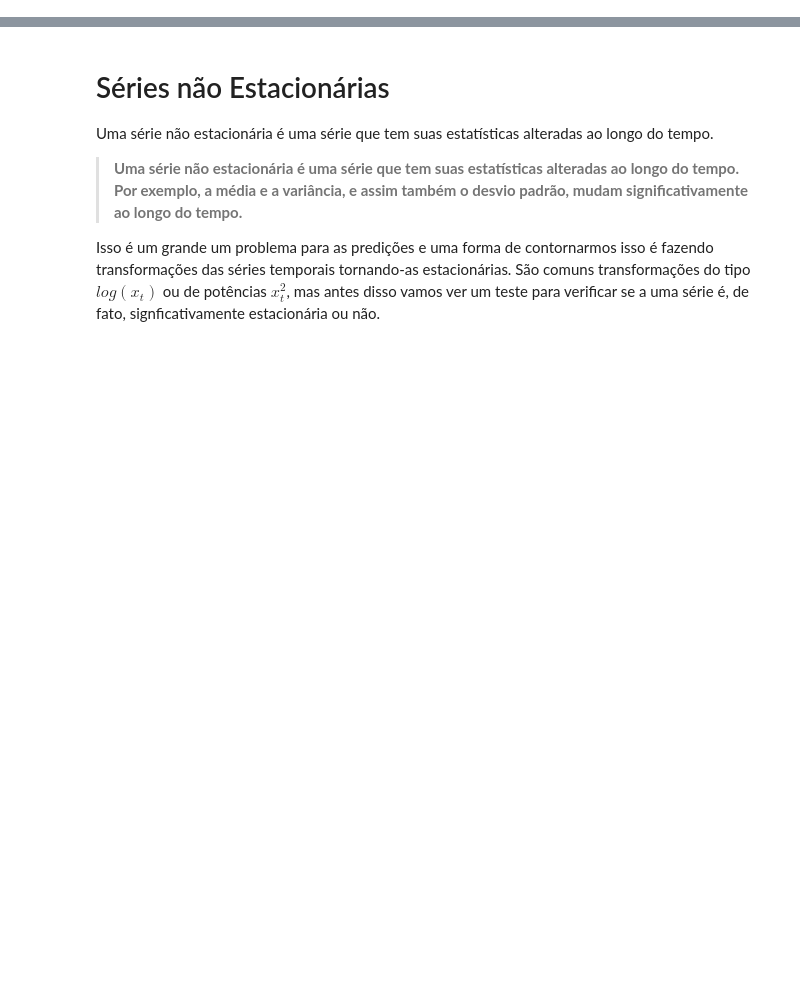
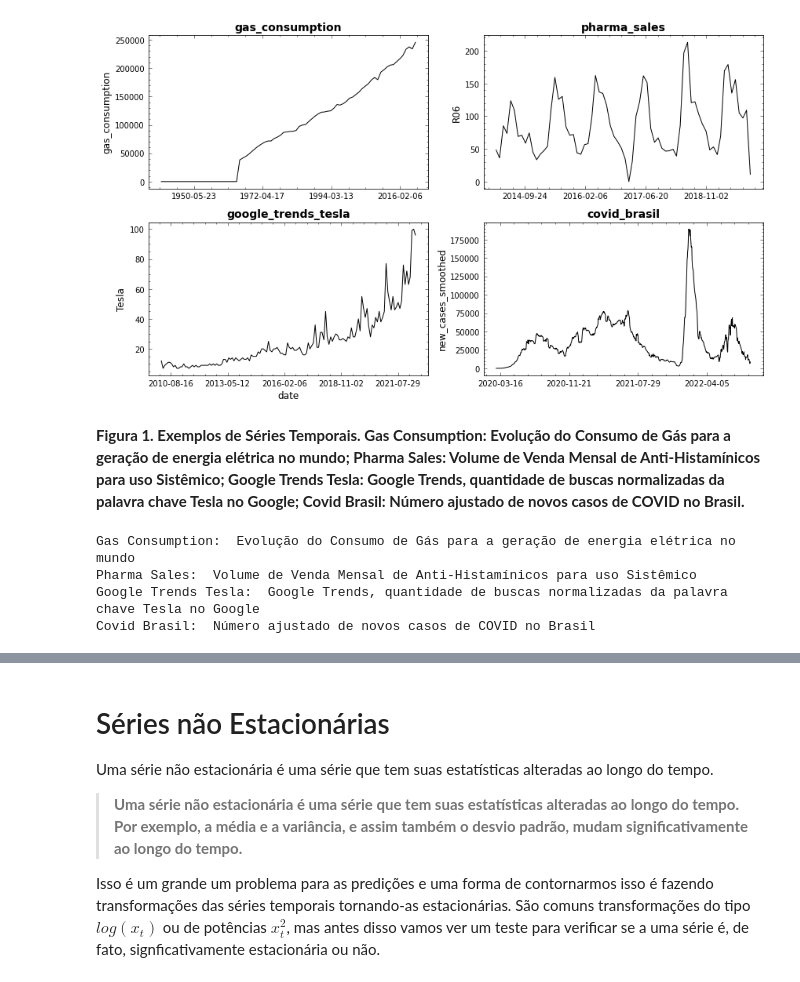
Before and after one commit to Rogerio-mack/Temporal, a Jupyter notebook: cap1_IntrodTimeSeries.ipynb, the cells around one changed output, grey strips where cells are left out. Saved outputs shown, nothing was run; the diff lists cells and outputs as text; code cells hidden in the pictures; blank space fills up the shorter version.

```diff
--- a/cap1_IntrodTimeSeries.ipynb
+++ b/cap1_IntrodTimeSeries.ipynb
@@ -330,3 +2,0 @@ Por simplicidade vamos chamar nossa coluna de time.
-# %%
-df['time'] = np.arange(len(df))
-df.head()
@@ -377,0 +34,53 @@ $$ Valor = Tendência \times Sazonalidade \times Resíduos$$
+# %%
+#@markdown imports
+import numpy as np
+import pandas as pd
+import matplotlib.pyplot as plt
+%matplotlib inline
+import seaborn as sns
+import matplotlib.ticker as ticker
+
+from datetime import datetime as dt
+
+path = 'https://github.com/Rogerio-mack/Temporal/raw/main/Data/'
+plt.style.use([ 'grayscale' , 'https://github.com/Rogerio-mack/Temporal/raw/main/tsp.mplstyle' ])
+# %%
+#@markdown Exemplos de Séries Temporais
+
+datasets = pd.read_csv(path + 'datasets.csv', index_col=0)
+# display(datasets.head())
+nrow = 2
+ncol = 2
+fig, ax = plt.subplots(nrow,ncol,figsize=(12,7))
+
+show_files = ['gas_consumption.csv', 'pharma_sales.csv', 'google_trends_tesla.csv', 'covid_brasil.csv' ]
+
+# for fname in datasets['file_name'].unique():
+# for i, axis in enumerate(ax.reshape(-1)):
+for i, axis in enumerate(fig.axes):
+# for axis in ax.reshape(-1):
+
+  df = pd.read_csv(path + show_files[i],index_col=0,parse_dates=True)
+  # display(df.head())
+
+  sns.lineplot(x=df.index, y=df[ df.columns[0] ], ax=axis)
+  axis.set_title(show_files[i].split('.csv')[0])
+
+  axis.xaxis.set_major_locator(ticker.MaxNLocator(5))
+
+plt.tight_layout()
+plt.show()
+# %% [output]
+[figure, added]
+# %% [markdown]
+**Figura 1. Exemplos de Séries Temporais. Gas Consumption: Evolução do Consumo de Gás para a geração de energia elétrica no mundo; Pharma Sales:  Volume de Venda Mensal de Anti-Histamínicos para uso Sistêmico; Google Trends Tesla:  Google Trends, quantidade de buscas normalizadas da palavra chave Tesla no Google; Covid Brasil:  Número ajustado de novos casos de COVID no Brasil.**
+# %%
+#@markdown Descrição
+for fname in show_files:
+  print(datasets[ datasets.file_name == fname ]['name'].values[0] + ':  ' +
+          datasets[ datasets.file_name == fname ]['short_description'].values[0])
+# %% [output]
+Gas Consumption:  Evolução do Consumo de Gás para a geração de energia elétrica no mundo
+Pharma Sales:  Volume de Venda Mensal de Anti-Histamínicos para uso Sistêmico
+Google Trends Tesla:  Google Trends, quantidade de buscas normalizadas da palavra chave Tesla no Google
+Covid Brasil:  Número ajustado de novos casos de COVID no Brasil
```
Also changed, not shown: parts of 66 cells of this notebook.
